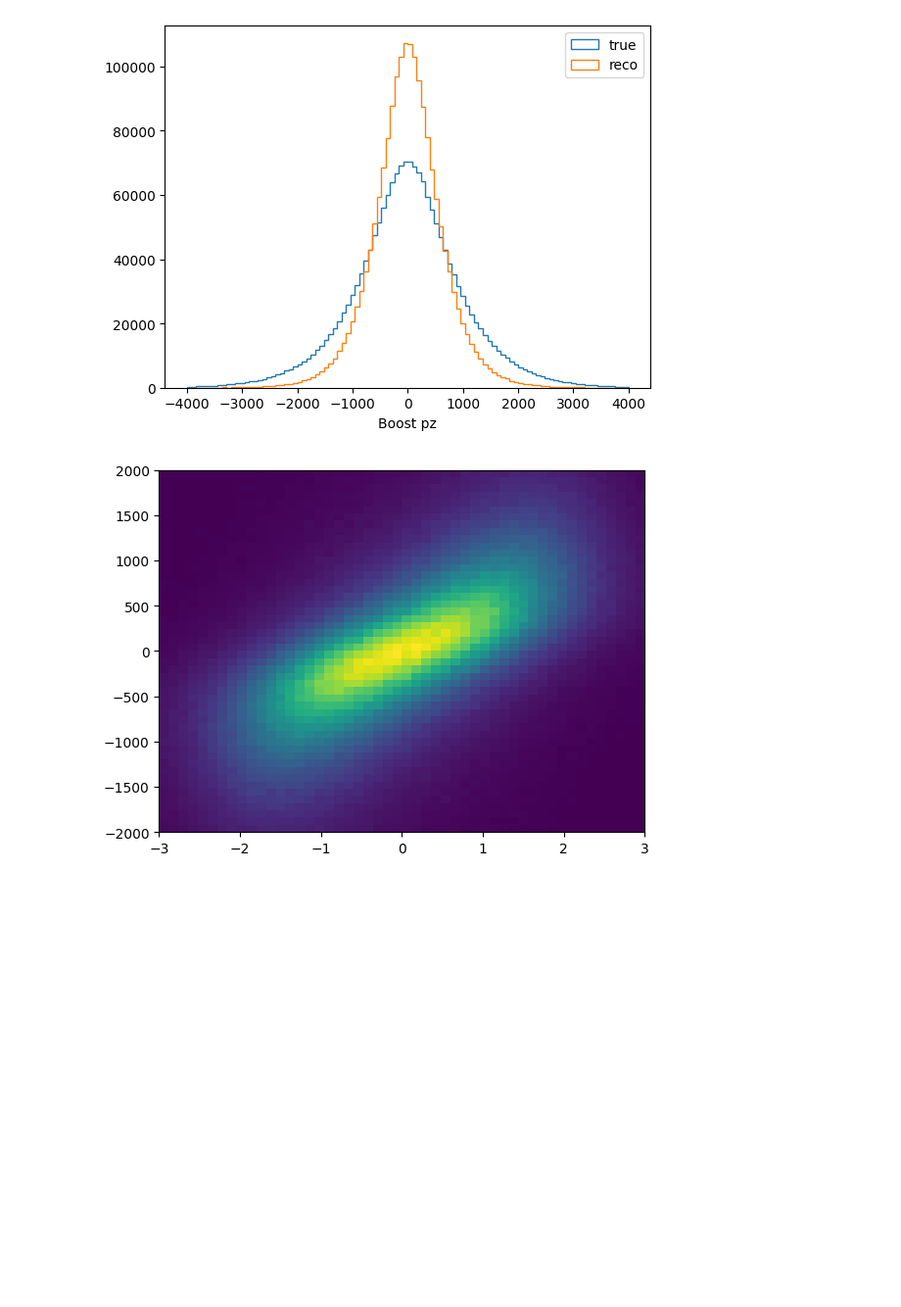
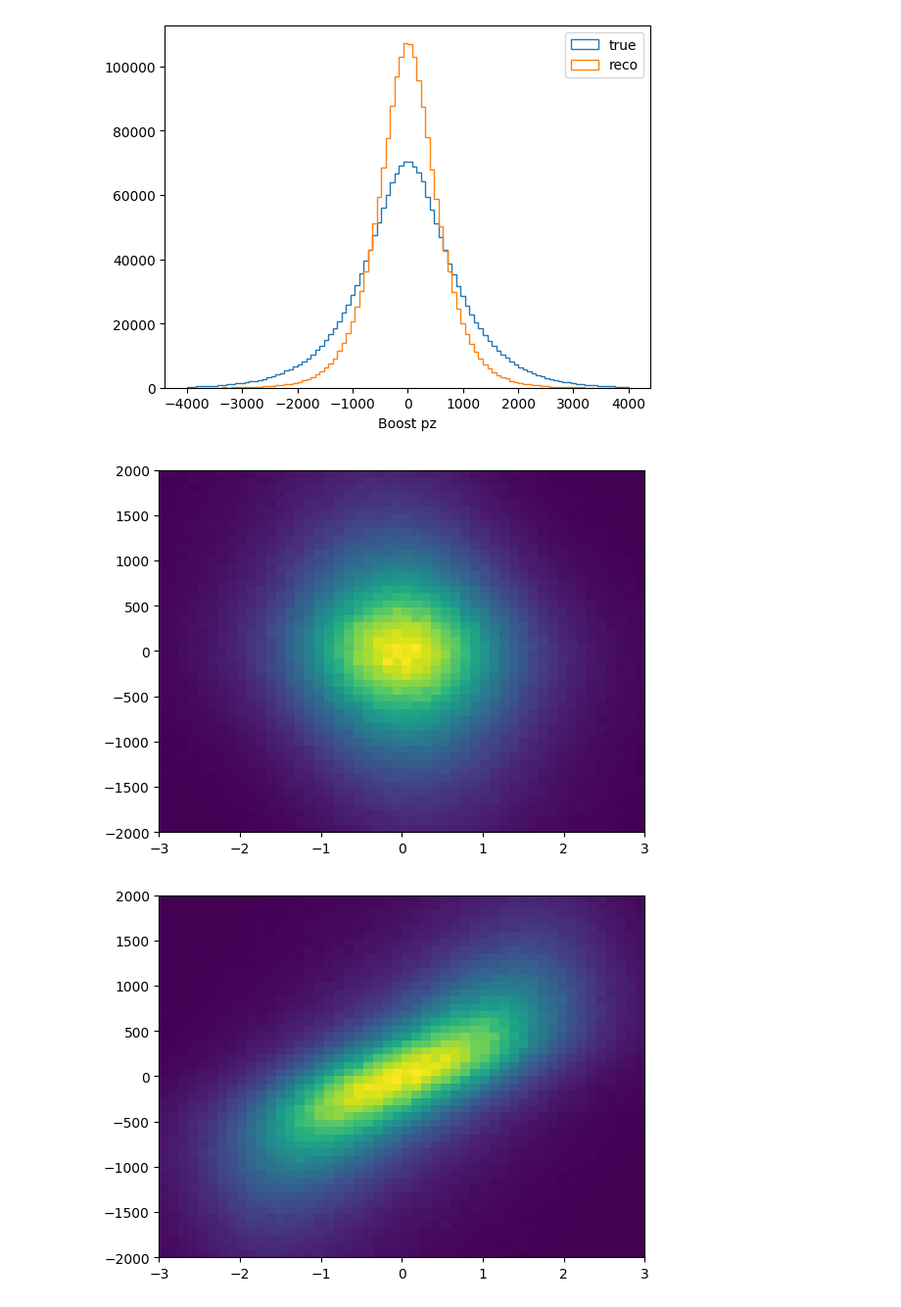
Before and after one commit to valsdav/MEMFlow, a Jupyter notebook: scripts/StudyBoost.ipynb, the cells around one changed output. Shown at 98% size. Cells and saved outputs as stored; diff of their text form; code cells hidden in the pictures; blank space fills up the shorter version.

```diff
--- a/scripts/StudyBoost.ipynb
+++ b/scripts/StudyBoost.ipynb
@@ -152,6 +152,11 @@ plt.xlabel("Boost pz")
 # %% [output]
 Text(0.5, 0, 'Boost pz')
 [figure]
+# %%
+plt.hist2d(higgsCM.eta.to_numpy(),  boost_truth[:,-1].numpy(),
+          bins=50, range=((-3,3), (-2000,2000)));
+# %% [output]
+[figure, added]
 # %%
 plt.hist2d(higgs_lab[:,0].eta.to_numpy(),  boost_truth[:,-1].numpy(),
           bins=50, range=((-3,3), (-2000,2000)));
```
Also changed, not shown: parts of 4 cells of this notebook.
